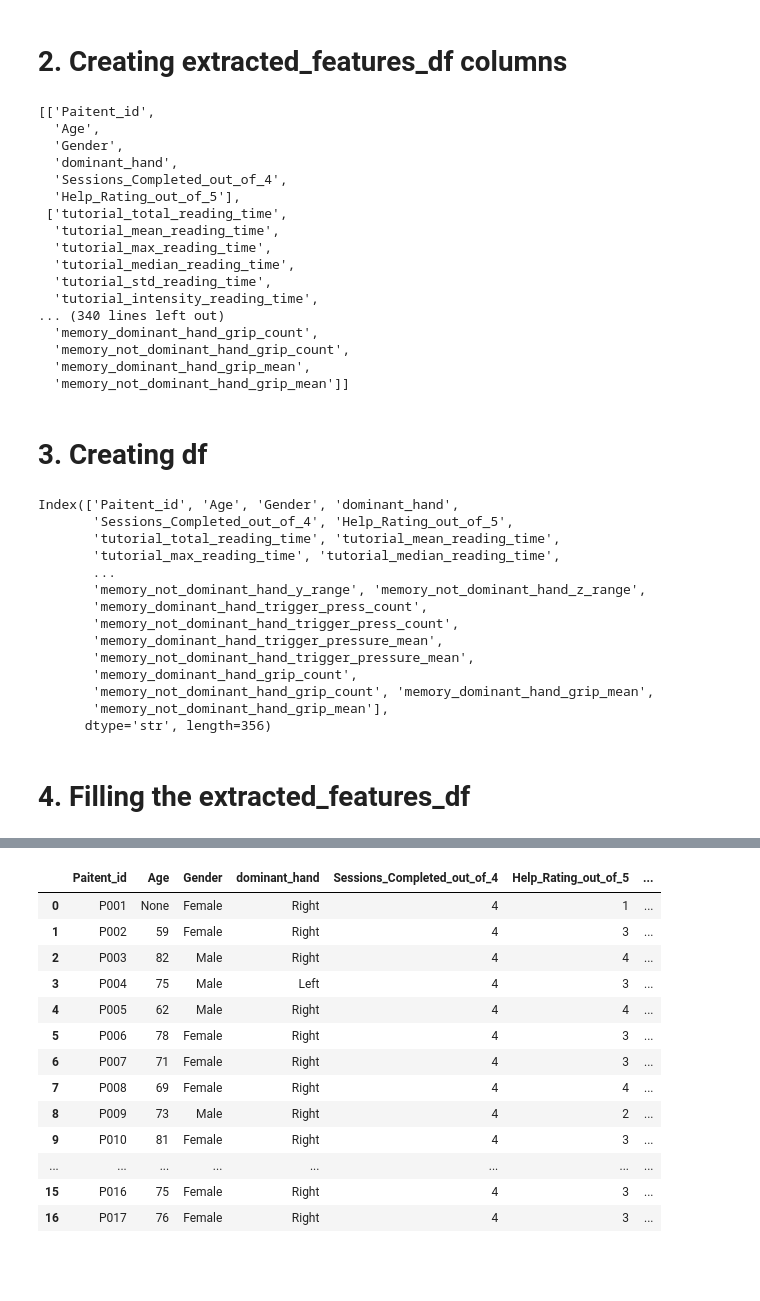
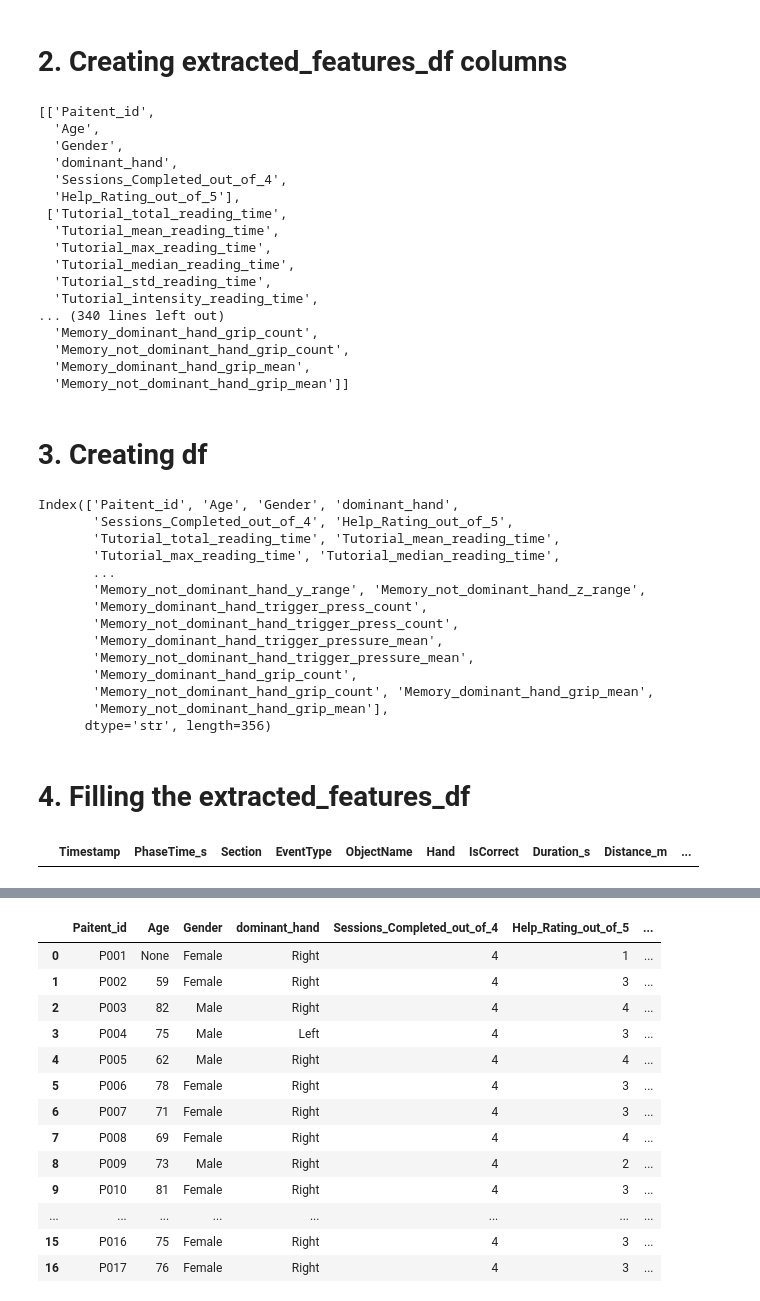
Before and after one commit to sana-mirahsani/detection_AD_with_VR_data, a Jupyter notebook: src/notebooks/1.Extract_paitent_vector(local).ipynb, the cells around one changed output, grey strips where cells are left out. Saved outputs shown, nothing was run; the diff lists cells and outputs as text; code cells hidden in the pictures; blank space fills up the shorter version.

```diff
--- a/src/notebooks/1.Extract_paitent_vector(local).ipynb
+++ b/src/notebooks/1.Extract_paitent_vector(local).ipynb
@@ -56,10 +56,11 @@ all_phase_column_lists.append(list(patient_dict.keys()))
 for phase in phase_name_list:
     phase_column_list = []
 
+    # add event + extra columns
     for value in basic_event_col:
 
         phase_column = phase + '_' + value
-        phase_column_list.append(phase_column.lower())
+        phase_column_list.append(phase_column)
 
     if phase == phase_name_list[1]: # ObjectRecognition
         phase_column_list.extend(extra_features_empty_dictionaries[0].keys())
@@ -74,7 +75,7 @@ for phase in phase_name_list:
     for value in trajectory_col:
 
         phase_column = phase + '_' + value
-        phase_column_list.append(phase_column.lower())
+        phase_column_list.append(phase_column)
 
     all_phase_column_lists.append(phase_column_list)
 
@@ -86,40 +87,48 @@ all_phase_column_lists
   'dominant_hand',
   'Sessions_Completed_out_of_4',
   'Help_Rating_out_of_5'],
- ['tutorial_total_reading_time',
-  'tutorial_mean_reading_time',
-  'tutorial_max_reading_time',
-  'tutorial_median_reading_time',
-  'tutorial_std_reading_time',
-  'tutorial_intensity_reading_time',
+ ['Tutorial_total_reading_time',
+  'Tutorial_mean_reading_time',
+  'Tutorial_max_reading_time',
+  'Tutorial_median_reading_time',
+  'Tutorial_std_reading_time',
+  'Tutorial_intensity_reading_time',
 ... (340 lines left out)
-  'memory_dominant_hand_grip_count',
-  'memory_not_dominant_hand_grip_count',
-  'memory_dominant_hand_grip_mean',
-  'memory_not_dominant_hand_grip_mean']]
+  'Memory_dominant_hand_grip_count',
+  'Memory_not_dominant_hand_grip_count',
+  'Memory_dominant_hand_grip_mean',
+  'Memory_not_dominant_hand_grip_mean']]
 # %% [markdown]
 # 3. Creating df
 # %%
-columns = [col for lst in all_phase_column_lists for col in lst]
-extracted_features_df = pd.DataFrame(columns=columns)
+def create_df():
+    columns = [col for lst in all_phase_column_lists for col in lst]
+    extracted_features_df = pd.DataFrame(columns=columns)
+    return extracted_features_df
 
+extracted_features_df = create_df()
 extracted_features_df.columns
 # %% [output]
 Index(['Paitent_id', 'Age', 'Gender', 'dominant_hand',
        'Sessions_Completed_out_of_4', 'Help_Rating_out_of_5',
-       'tutorial_total_reading_time', 'tutorial_mean_reading_time',
-       'tutorial_max_reading_time', 'tutorial_median_reading_time',
+       'Tutorial_total_reading_time', 'Tutorial_mean_reading_time',
+       'Tutorial_max_reading_time', 'Tutorial_median_reading_time',
        ...
-       'memory_not_dominant_hand_y_range', 'memory_not_dominant_hand_z_range',
-       'memory_dominant_hand_trigger_press_count',
-       'memory_not_dominant_hand_trigger_press_count',
-       'memory_dominant_hand_trigger_pressure_mean',
-       'memory_not_dominant_hand_trigger_pressure_mean',
-       'memory_dominant_hand_grip_count',
-       'memory_not_dominant_hand_grip_count', 'memory_dominant_hand_grip_mean',
-       'memory_not_dominant_hand_grip_mean'],
+       'Memory_not_dominant_hand_y_range', 'Memory_not_dominant_hand_z_range',
+       'Memory_dominant_hand_trigger_press_count',
+       'Memory_not_dominant_hand_trigger_press_count',
+       'Memory_dominant_hand_trigger_pressure_mean',
+       'Memory_not_dominant_hand_trigger_pressure_mean',
+       'Memory_dominant_hand_grip_count',
+       'Memory_not_dominant_hand_grip_count', 'Memory_dominant_hand_grip_mean',
+       'Memory_not_dominant_hand_grip_mean'],
       dtype='str', length=356)
 # %% [markdown]
 # 4. Filling the extracted_features_df
+# %%
+
+df_event[df_event['EventType'].isin(['GRAB_RELEASE'])]
+# %% [output]
+|  | Timestamp | PhaseTime_s | Section | EventType | ObjectName | Hand | IsCorrect | Duration_s | Distance_m | ... |
 # %%
 if len(extracted_features_df)!= 0:
```
Also changed, not shown: parts of 7 cells of this notebook, 2 other files.
